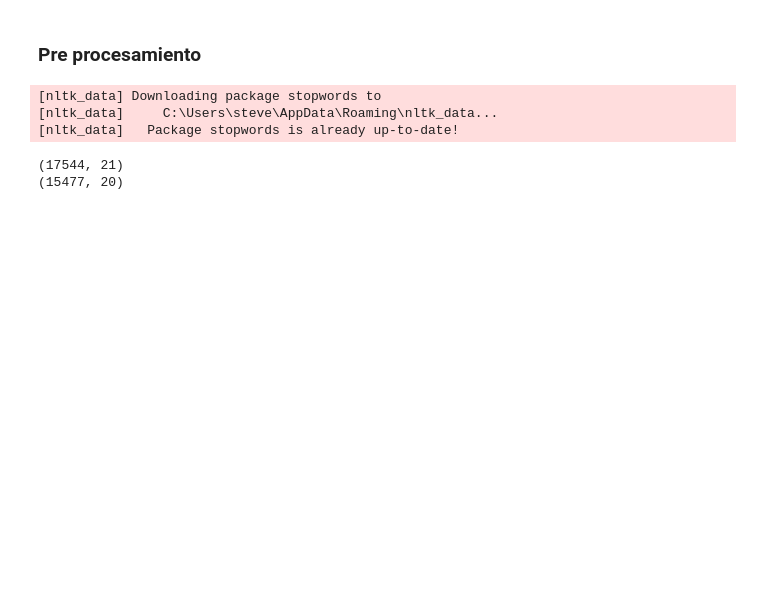
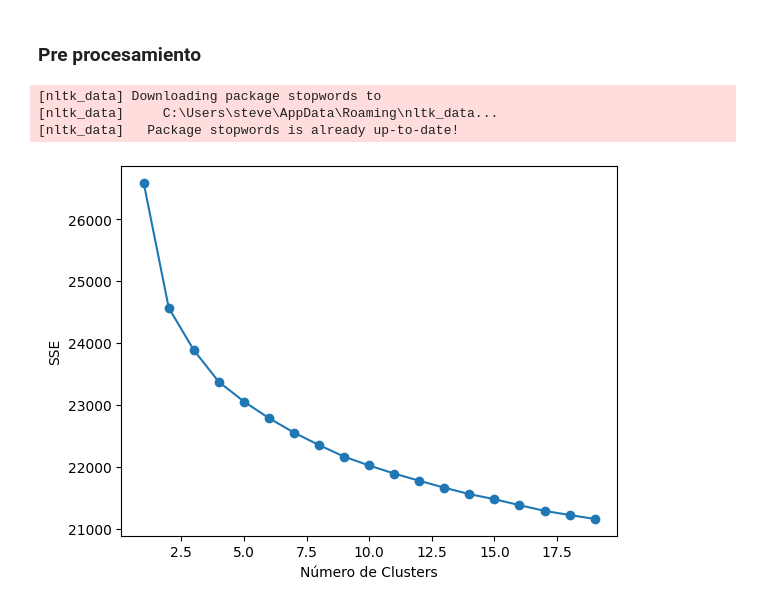
Before and after one commit to Stevennns/Proyecto-Mineria-de-datos-2023-1, a Jupyter notebook: magnitud.ipynb, the cells around one changed output. Drawn from its saved outputs; the diff is of its cells as text; code cells hidden in the pictures; blank space fills up the shorter version.

Commit message:
reformulando clustering

```diff
--- a/magnitud.ipynb
+++ b/magnitud.ipynb
@@ -190,50 +199,3 @@ df_con_nan = df_con_nan[df_con_nan["tdd"] > -5]
 [nltk_data] Downloading package stopwords to
 [nltk_data]     C:\Users\steve\AppData\Roaming\nltk_data...
 [nltk_data]   Package stopwords is already up-to-date!
-# %%
-print(df_con_nan.shape)
-print(df.shape)
-
-
-
-muertes = {"mexico_earthquake":369,
-       "hurricane_harvey":107, #39 desaparecidos
-       "hurricane_irma":134, #77 desaparecidos
-       "iraq_iran_earthquake":630,
-       "hurricane_maria":3059, #35 desaparecidos no sumados
-       "srilanka_floods":203,
-       "california_wildfires":44} #24 desaparecidos
-heridos = {"mexico_earthquake":7631,
-       "hurricane_harvey":39,
-       "hurricane_irma":77,
-       "iraq_iran_earthquake":9388,
-       "hurricane_maria":35,
-       "srilanka_floods":203,
-       "california_wildfires":46}
-viviendas ={"mexico_earthquake":150000,
-       "hurricane_harvey":246900, #entre varios estados de US
-       "hurricane_irma":423554, #sumado entre Cuba, PR y Florida
-       "iraq_iran_earthquake":70000,
-       "hurricane_maria":77643, # se estima entre este valor y 200,000
-       "srilanka_floods":203,
-       "california_wildfires":18000}
-perdida_economica = {"mexico_earthquake":8000,
-       "hurricane_harvey":125000,
-       "hurricane_irma":64760,
-       "iraq_iran_earthquake":6726,
-       "hurricane_maria":90000,
-       "srilanka_floods":203,
-       "california_wildfires":18000} #en millones de dolares
-
-afectados =  {"mexico_earthquake":12000000,
-       "hurricane_harvey":13300000,
-       "hurricane_irma":16800000,
-       "iraq_iran_earthquake":1800000,
-       "hurricane_maria":3300000,
-       "srilanka_floods":203,
-       "california_wildfires":400000} #no se sabe con exactitud
-
-magnitud = {} #hacer un calculo según los datos arriba
-# %% [output]
-(17544, 21)
-(15477, 20)
@@ -239,0 +241,11 @@ magnitud = {} #hacer un calculo según los datos arriba
+# %%
+from sklearn.model_selection import train_test_split
+
+# Carga el dataset en un DataFrame de pandas
+
+# Divide los datos en características (X) y etiquetas (y)
+X = df['text'].values  # Reemplaza 'columna_de_texto' con el nombre real de tu columna
+y = df['text_human'].values  # Reemplaza 'columna_etiquetas' con el nombre real de tu columna de etiquetas
+
+# Divide los datos en conjuntos de entrenamiento y prueba
+X_train, X_test, y_train, y_test = train_test_split(X, y, test_size=0.2, random_state=42)
@@ -239,0 +285,17 @@ magnitud = {} #hacer un calculo según los datos arriba
+# %%
+from sklearn.cluster import KMeans
+from sklearn.metrics import silhouette_score
+
+SSE = []
+numClusters = list(range(1, 20))
+for k in numClusters:
+    k_means = KMeans(n_clusters=k, n_init=10, random_state=1)
+    k_means.fit(X_train_embeddings)
+    SSE.append(k_means.inertia_)
+
+plt.plot(numClusters, SSE, marker="o")
+plt.xlabel('Número de Clusters')
+plt.ylabel('SSE')
+plt.show()
+# %% [output]
+[figure, added]
```
Also changed, not shown: parts of 14 cells of this notebook.
